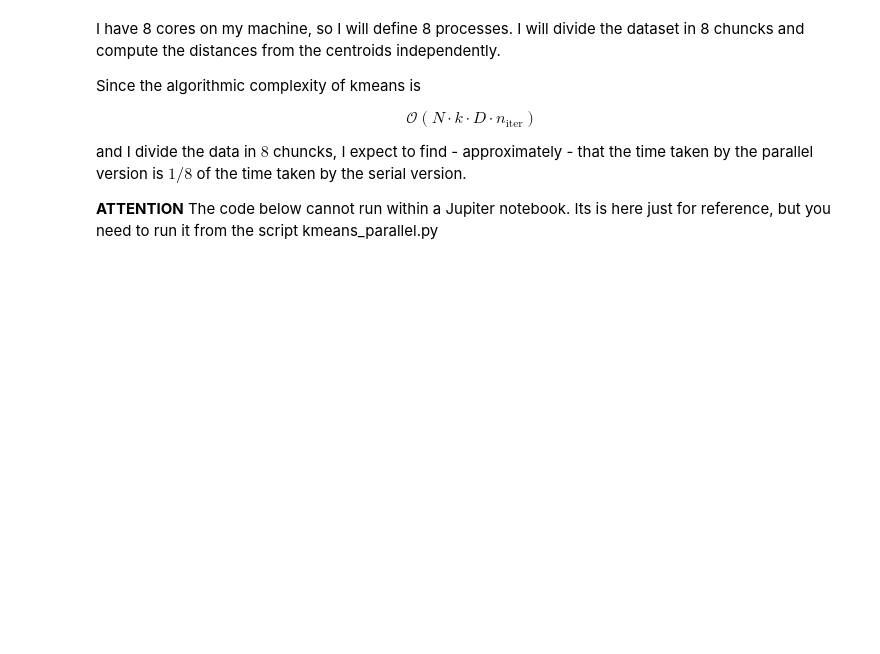
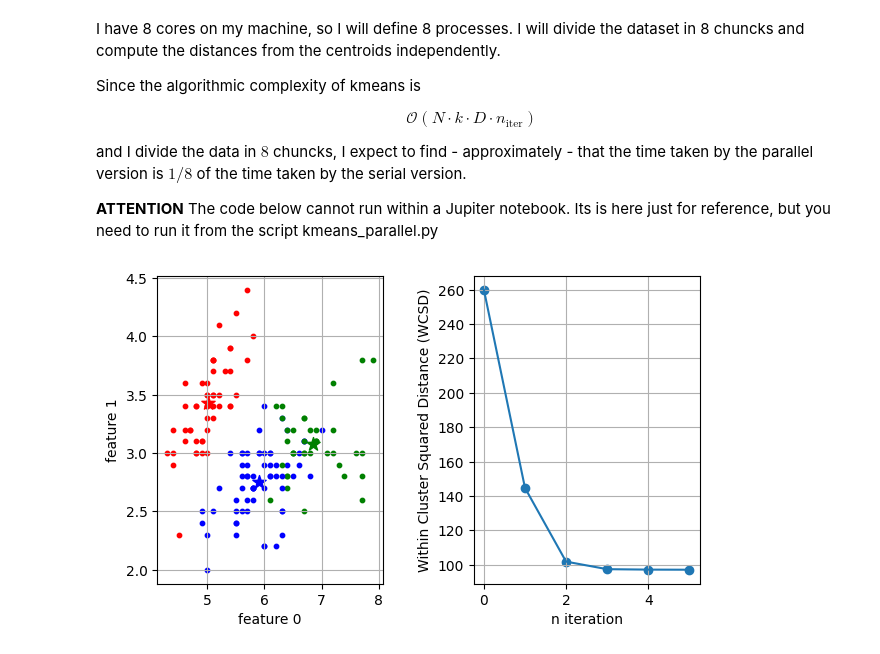
Before and after one commit to miriamzara/MAPD-B, a Jupyter notebook: parallel/PROVE/algoritmi.ipynb, the cells around one changed output. Saved outputs shown, nothing was run; the diff lists cells and outputs as text; code cells hidden in the pictures; blank space fills up the shorter version.

Commit message:
scripted first parallel kmeans

```diff
--- a/parallel/PROVE/algoritmi.ipynb
+++ b/parallel/PROVE/algoritmi.ipynb
@@ -283,0 +287,26 @@ and I divide the data in $8$ chuncks, I expect to find - approximately - that th
+# %%
+results = parallel_k_means_optimized(X = data_numpy.data, k = 3, seed = 1234, n_iter_max = 10)
+# %%
+color_dict = dict({0: "red", 1: "blue", 2: "green"})
+colors_points = [color_dict[ass] for ass in list(results.assignments)]
+fig, axs = plt.subplots(figsize = (7,4), nrows = 1, ncols = 2)
+
+axs = axs.flatten()
+for point in range(data_numpy.data.shape[0]):
+    axs[0].scatter(data_numpy.data[point, 0], data_numpy.data[point, 1], color = colors_points[point], s = 10)
+
+for i in range(3):
+    axs[0].scatter(results.final_centroids[i, 0], results.final_centroids[i, 1], color = color_dict[i], marker = "*", s = 100)
+axs[0].set_xlabel("feature 0")
+axs[0].set_ylabel("feature 1")
+axs[0].grid()
+
+axs[1].scatter(np.arange(0, len(results.loss)), results.loss)
+axs[1].plot(np.arange(0, len(results.loss)), results.loss)
+axs[1].set_xlabel("n iteration")
+axs[1].set_ylabel("Within Cluster Squared Distance (WCSD)")
+axs[1].grid()
+
+plt.subplots_adjust(wspace = 0.4)
+# %% [output]
+[figure, added]
```
Also changed, not shown: parts of 10 cells of this notebook, 3 other files.
